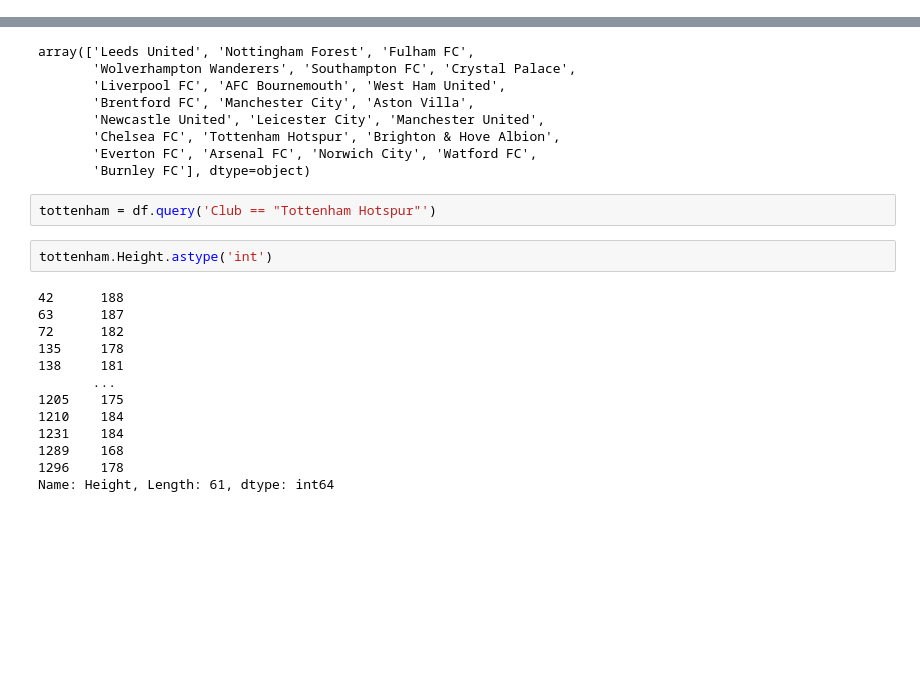
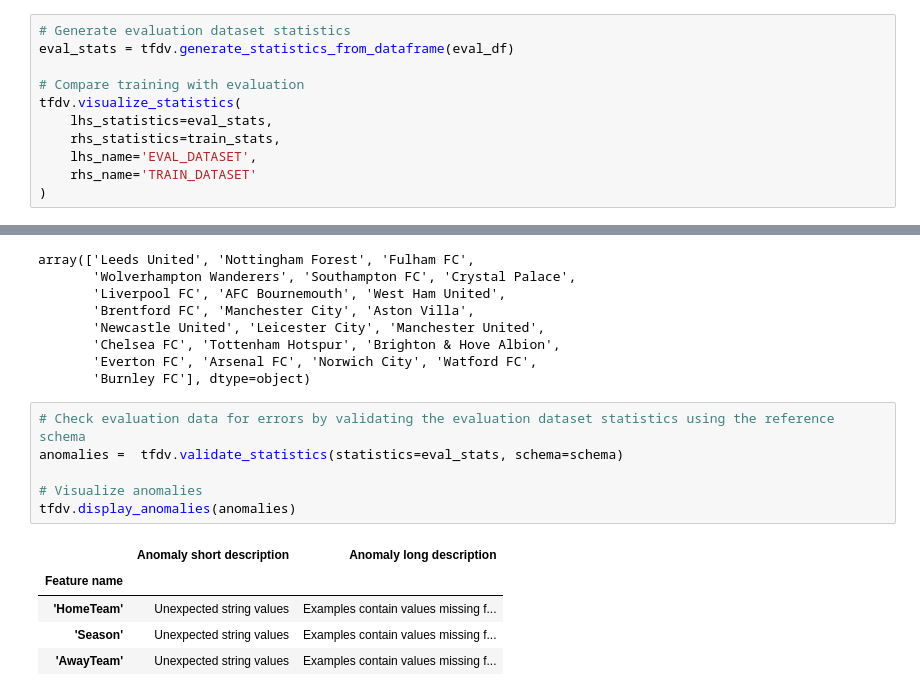
Before and after one commit to roberthanna94/reha228, a Jupyter notebook: Projects/EPL Player Analysis.ipynb, the cells around one changed output, grey strips where cells are left out. Drawn from its saved outputs; the diff is of its cells as text; blank space fills up the shorter version.

```diff
--- a/Projects/EPL Player Analysis.ipynb
+++ b/Projects/EPL Player Analysis.ipynb
@@ -22,0 +91,11 @@ df.date_of_birth = pd.to_datetime(df.date_of_birth, format = '%d/%m/%Y').dt.year
+# %%
+# Generate evaluation dataset statistics
+eval_stats = tfdv.generate_statistics_from_dataframe(eval_df)
+
+# Compare training with evaluation
+tfdv.visualize_statistics(
+    lhs_statistics=eval_stats,
+    rhs_statistics=train_stats,
+    lhs_name='EVAL_DATASET',
+    rhs_name='TRAIN_DATASET'
+)
@@ -32,20 +113,15 @@ array(['Leeds United', 'Nottingham Forest', 'Fulham FC',
        'Chelsea FC', 'Tottenham Hotspur', 'Brighton & Hove Albion',
        'Everton FC', 'Arsenal FC', 'Norwich City', 'Watford FC',
        'Burnley FC'], dtype=object)
-# %%
-tottenham = df.query('Club == "Tottenham Hotspur"')
-# %%
-tottenham.Height.astype('int')
-# %% [output]
-42      188
-63      187
-72      182
-135     178
-138     181
-       ...
-1205    175
-1210    184
-1231    184
-1289    168
-1296    178
-Name: Height, Length: 61, dtype: int64
+# %%
+# Check evaluation data for errors by validating the evaluation dataset statistics using the reference schema
+anomalies =  tfdv.validate_statistics(statistics=eval_stats, schema=schema)
+
+# Visualize anomalies
+tfdv.display_anomalies(anomalies)
+# %% [output]
+|  | Anomaly short description | Anomaly long description |
+| Feature name |  |  |
+| 'HomeTeam' | Unexpected string values | Examples contain values missing f... |
+| 'Season' | Unexpected string values | Examples contain values missing f... |
+| 'AwayTeam' | Unexpected string values | Examples contain values missing f... |
```
Also changed, not shown: parts of 14 cells of this notebook.
